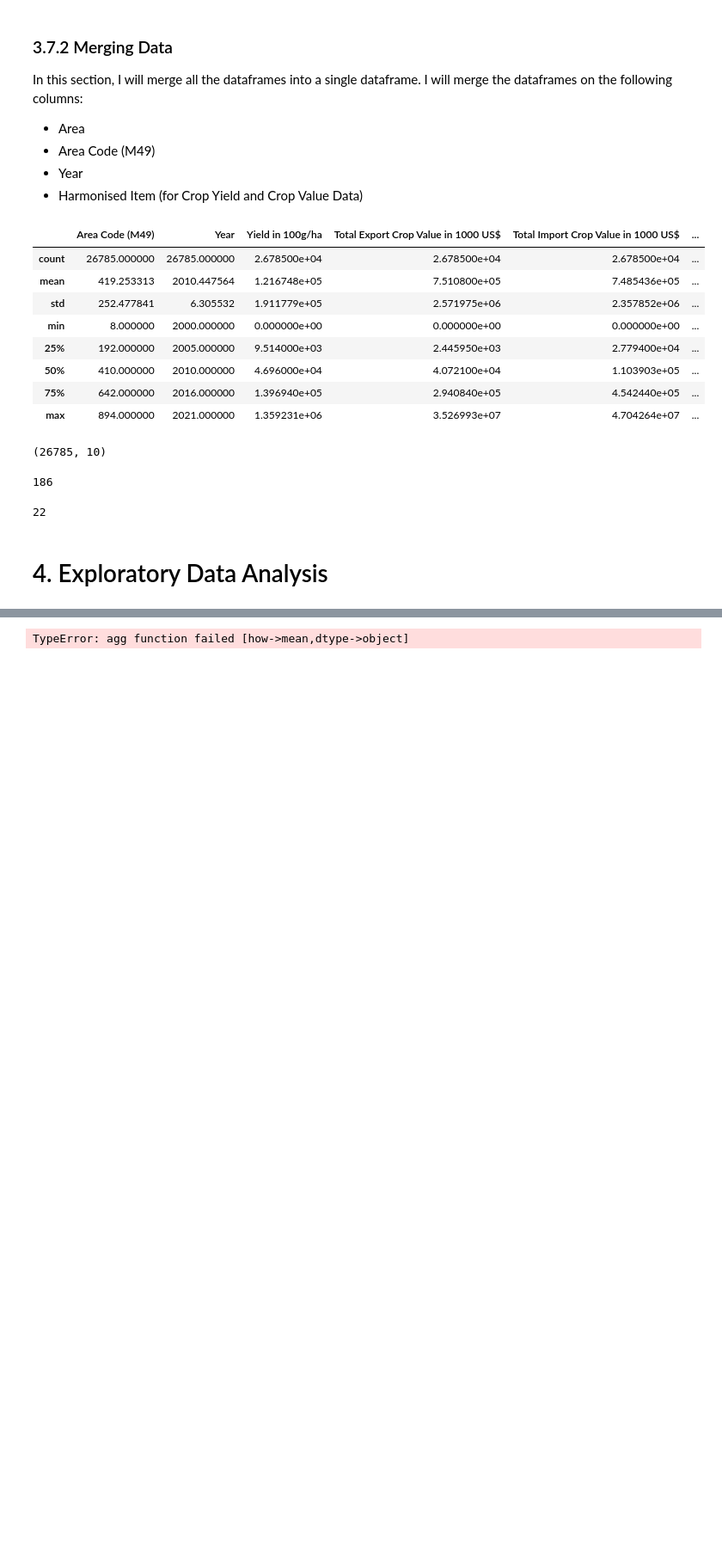
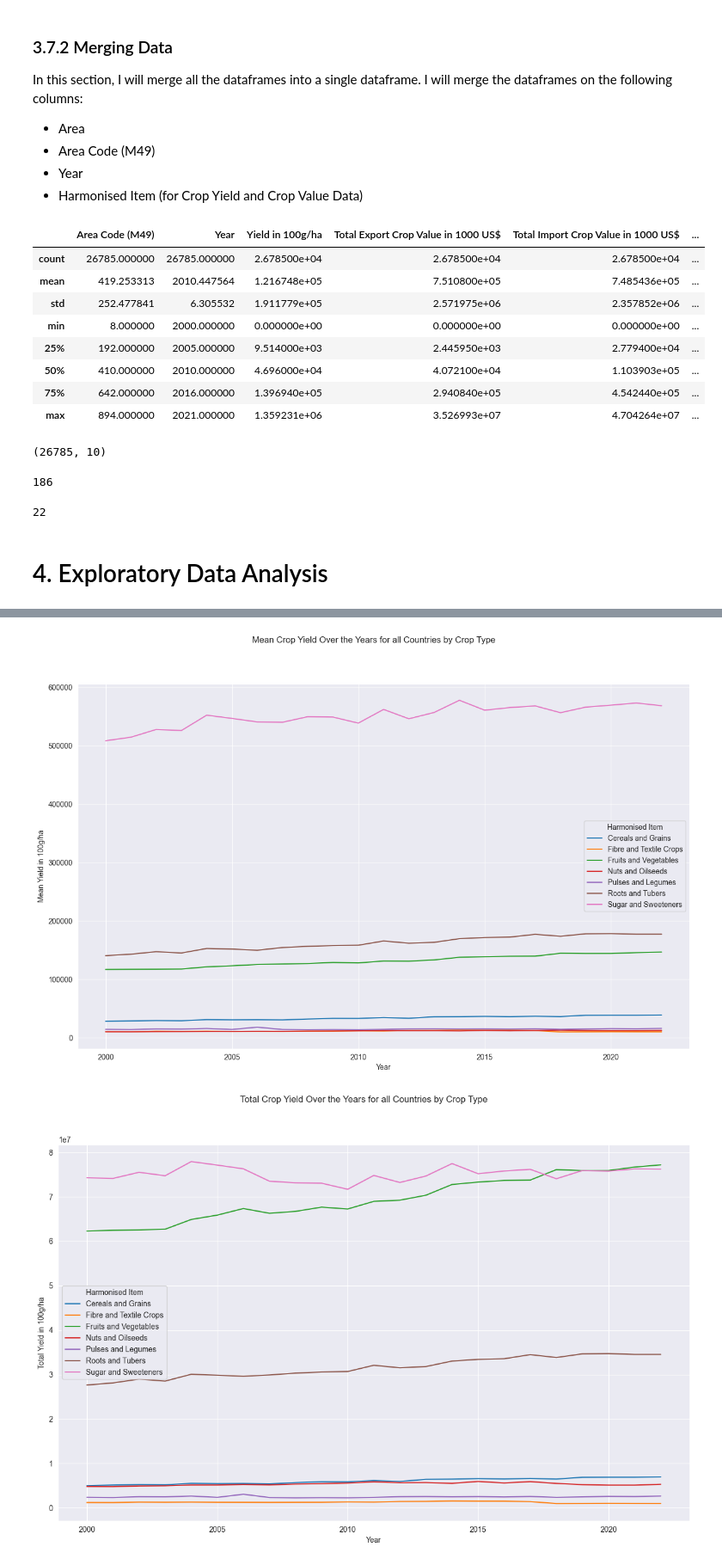
Before and after one commit to tnaccarato/Crop-Forcasting-MLP, a Jupyter notebook: mlp2.ipynb, the cells around one changed output, grey strips where cells are left out. Shown at 86% size. Drawn from its saved outputs; the diff is of its cells as text; code cells hidden in the pictures; blank space fills up the shorter version.

Commit message:
Add data analysis for crop yield, pest use and temp change

```diff
--- a/mlp2.ipynb
+++ b/mlp2.ipynb
@@ -330,16 +334,27 @@ merged_df['Year'].nunique()
 # %%
-# Prepare the data for analysis
-crop_yield_mean = crop_yield_df.groupby(["Harmonised Item","Year"]).mean()
-crop_yield_mean.head()
+# # Prepare the data for analysis
+crop_yield_mean = crop_yield_df.groupby(['Year', 'Harmonised Item'])['Yield in 100g/ha'].mean()
+crop_yield_total = crop_yield_df.groupby(['Year', 'Harmonised Item'])['Yield in 100g/ha'].sum()
 
-# Plot the crop yield over the years
-fig, ax = plt.subplot(figsize=(15,9))
+# Plot the mean crop yield over the years
+fig, ax = plt.subplots(figsize=(15,9))
 plt.suptitle("Mean Crop Yield Over the Years for all Countries by Crop Type")
 
-crop_yield_mean["Yield in 100g/ha"].unstack().plot(ax=ax)
+crop_yield_mean.unstack().plot(ax=ax)
 plt.xlabel("Year")
 plt.ylabel("Mean Yield in 100g/ha")
 
 plt.show()
+
+# Plot the total crop yield over the years
+fig, ax = plt.subplots(figsize=(15,9))
+plt.suptitle("Total Crop Yield Over the Years for all Countries by Crop Type")
+
+crop_yield_total.unstack().plot(ax=ax)
+plt.xlabel("Year")
+plt.ylabel("Total Yield in 100g/ha")
+
+plt.show()
 # %% [output]
-TypeError: agg function failed [how->mean,dtype->object]
+[figure, added]
+[figure, added]
```
Also changed, not shown: parts of 7 cells of this notebook.
